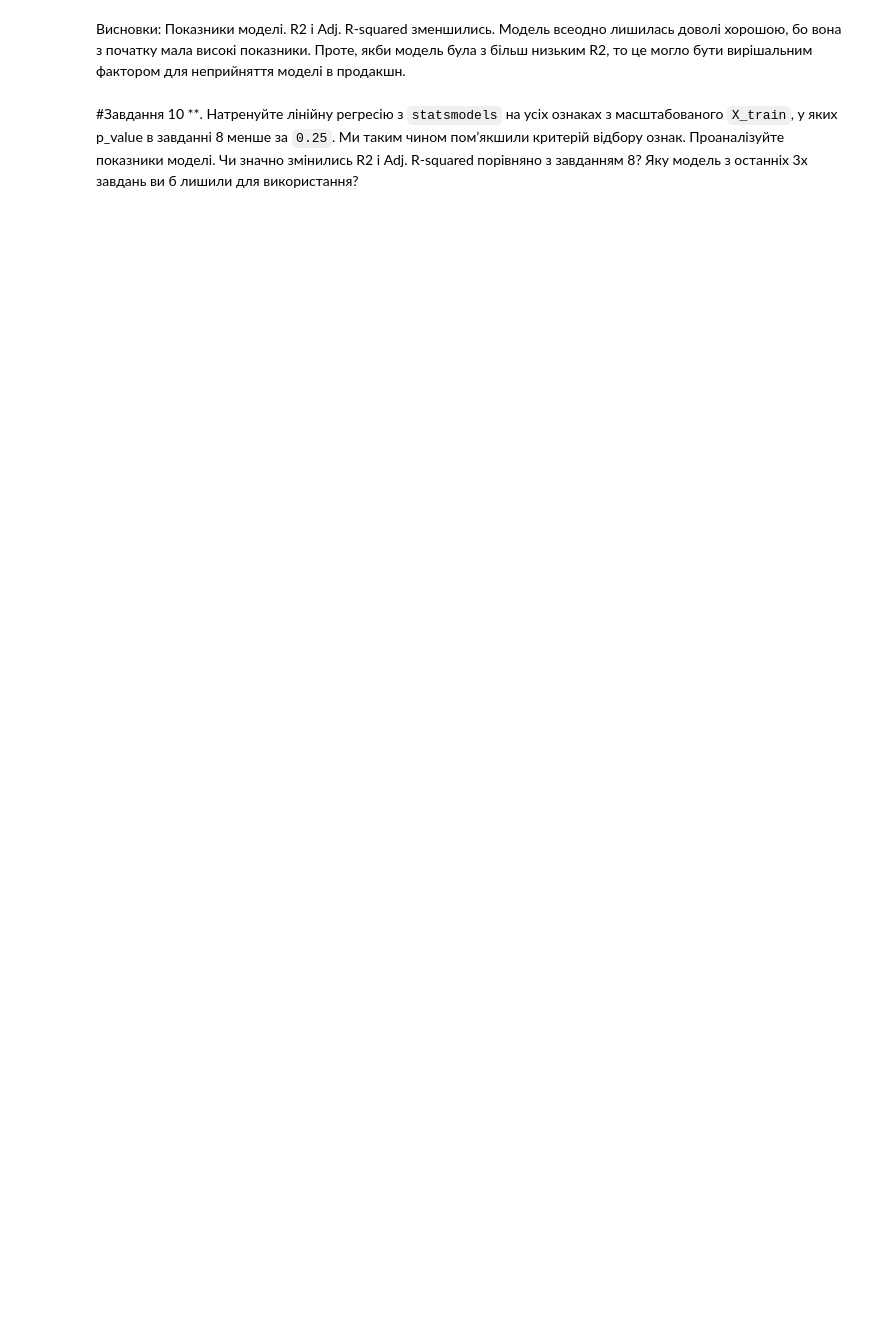
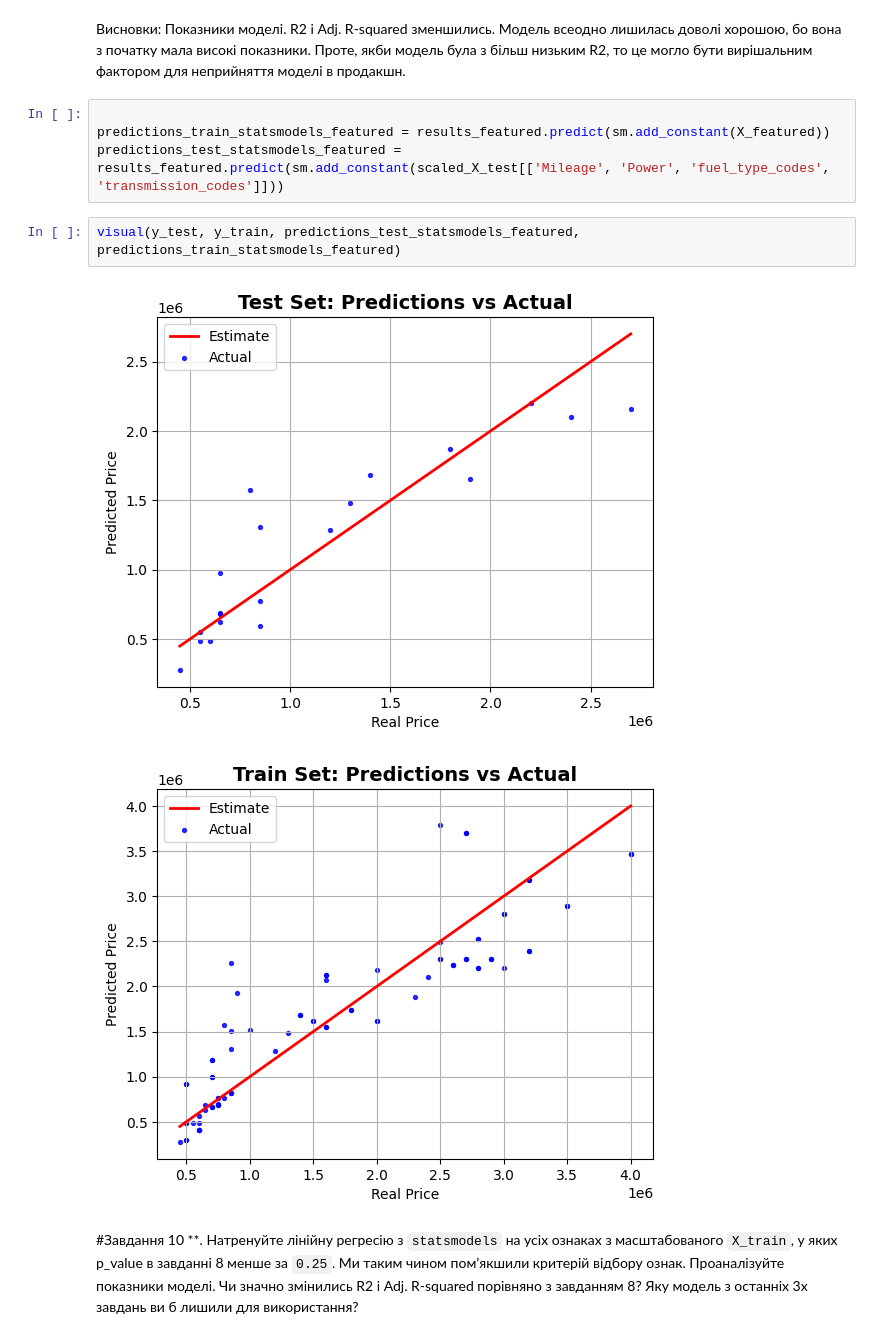
Before and after one commit to fox-n/ML_course_homeworks, a Jupyter notebook: Copy_of_HW_2_1_Лінійна_регресія_від_багатьох_змінних.ipynb, the cells around one changed output. Drawn from its saved outputs; the diff is of its cells as text; blank space fills up the shorter version.

```diff
--- a/Copy_of_HW_2_1_Лінійна_регресія_від_багатьох_змінних.ipynb
+++ b/Copy_of_HW_2_1_Лінійна_регресія_від_багатьох_змінних.ipynb
@@ -657,5 +703,14 @@ strong multicollinearity or other numerical problems.
 # %% [markdown]
 Висновки: Показники моделі.  R2 і Adj. R-squared зменшились. Модель всеодно лишилась доволі хорошою, бо вона з початку мала високі показники. Проте, якби модель була з більш низьким R2, то це могло бути вирішальним фактором для неприйняття моделі в продакшн.
+# %%
+
+predictions_train_statsmodels_featured = results_featured.predict(sm.add_constant(X_featured))
+predictions_test_statsmodels_featured = results_featured.predict(sm.add_constant(scaled_X_test[['Mileage', 'Power', 'fuel_type_codes', 'transmission_codes']]))
+# %%
+visual(y_test, y_train, predictions_test_statsmodels_featured, predictions_train_statsmodels_featured)
+# %% [output]
+[figure, added]
+[figure, added]
 # %% [markdown]
 #Завдання 10
 **. Натренуйте лінійну регресію з `statsmodels` на усіх ознаках з масштабованого `X_train`, у яких p_value в завданні 8 менше за `0.25`. Ми таким чином помʼякшили критерій відбору ознак. Проаналізуйте показники моделі. Чи значно змінились R2 і Adj. R-squared порівняно з завданням 8? Яку модель з останніх 3х завдань ви б лишили для використання?
```
Also changed, not shown: parts of 15 cells of this notebook.
